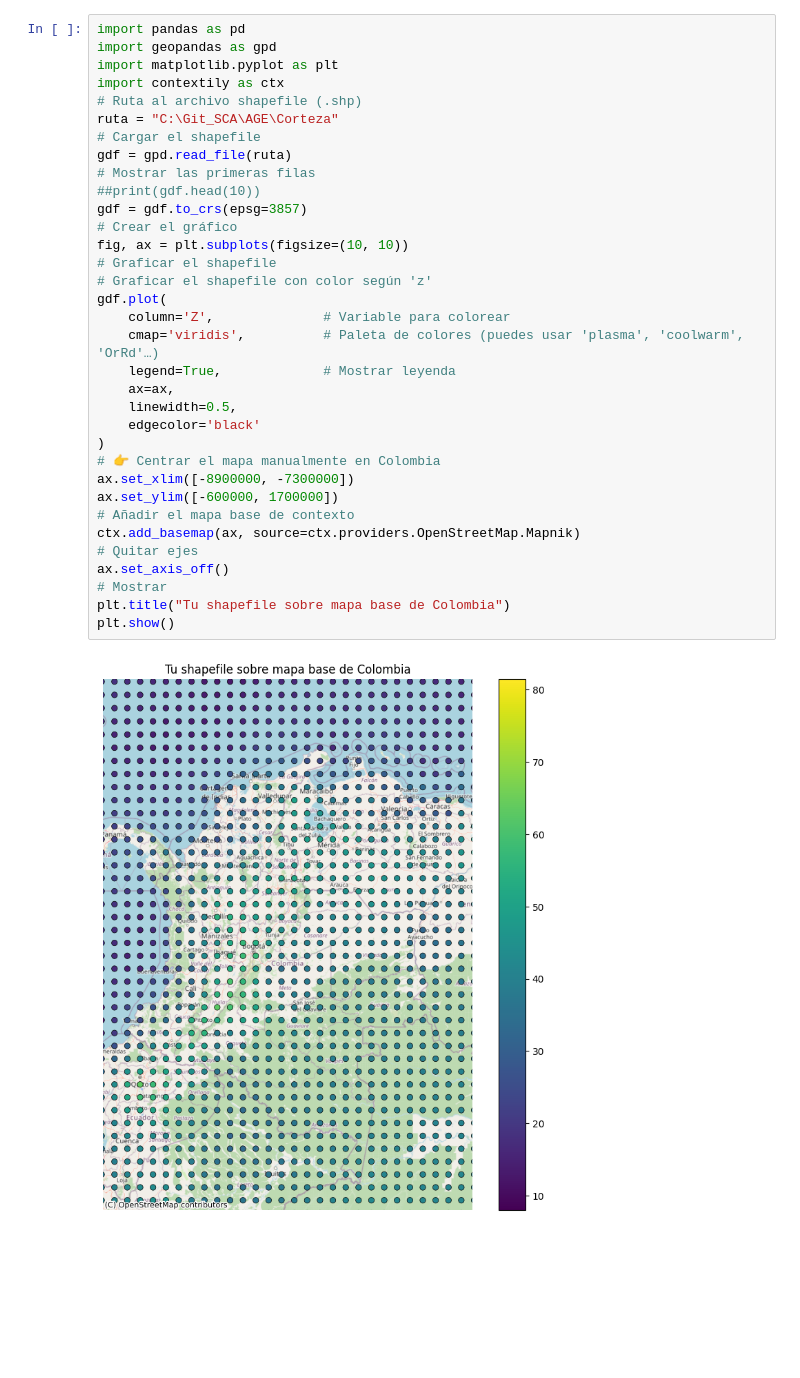
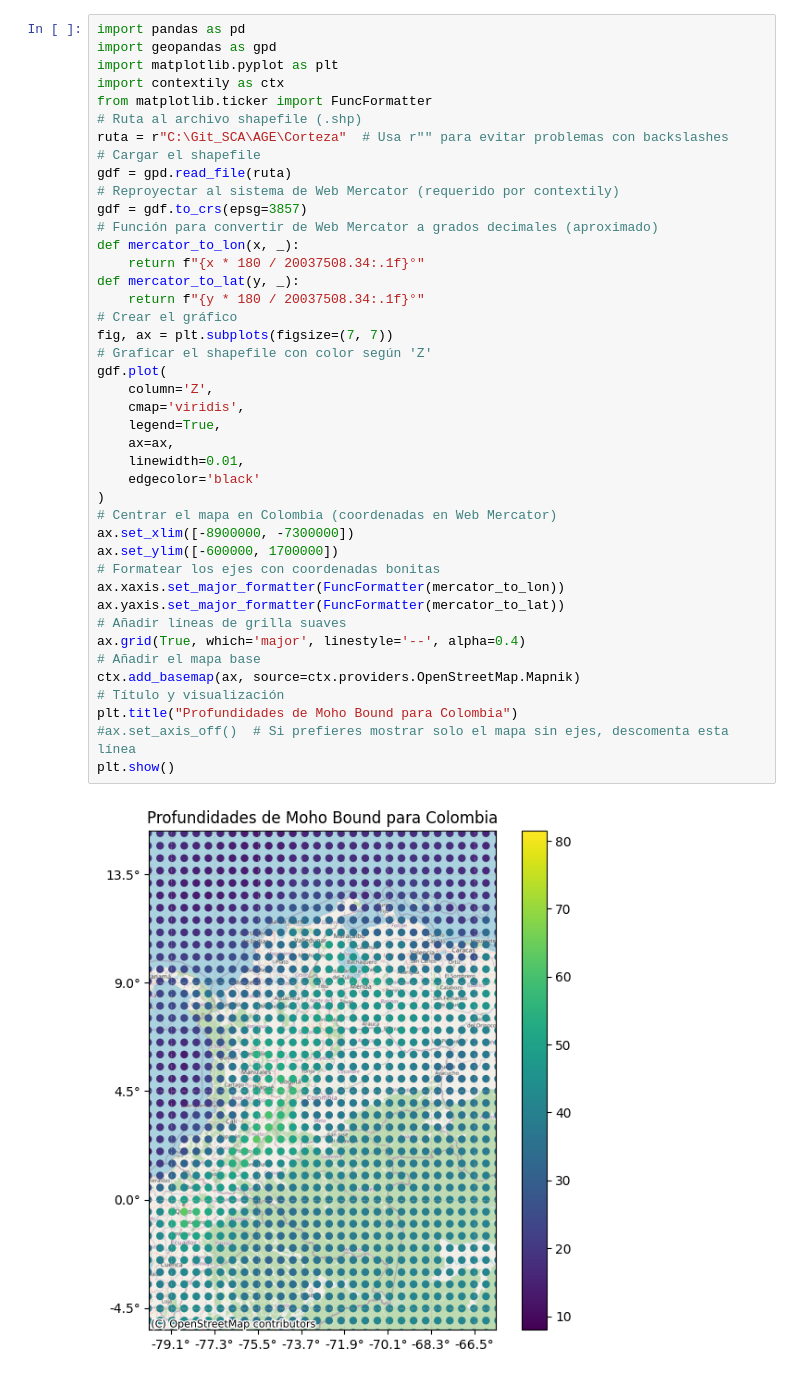
Before and after one commit to Santiagocruz97/AGE, a Jupyter notebook: Codigo/Analisis_puntos.ipynb, the cells around one changed output. Cells and saved outputs as stored; diff of their text form; blank space fills up the shorter version.

```diff
--- a/Codigo/Analisis_puntos.ipynb
+++ b/Codigo/Analisis_puntos.ipynb
@@ -1,36 +1,44 @@
 # %%
 import pandas as pd
 import geopandas as gpd
 import matplotlib.pyplot as plt
 import contextily as ctx
+from matplotlib.ticker import FuncFormatter
 # Ruta al archivo shapefile (.shp)
-ruta = "C:\Git_SCA\AGE\Corteza"
+ruta = r"C:\Git_SCA\AGE\Corteza"  # Usa r"" para evitar problemas con backslashes
 # Cargar el shapefile
 gdf = gpd.read_file(ruta)
-# Mostrar las primeras filas
-##print(gdf.head(10))
+# Reproyectar al sistema de Web Mercator (requerido por contextily)
 gdf = gdf.to_crs(epsg=3857)
+# Función para convertir de Web Mercator a grados decimales (aproximado)
+def mercator_to_lon(x, _):
+    return f"{x * 180 / 20037508.34:.1f}°"
+def mercator_to_lat(y, _):
+    return f"{y * 180 / 20037508.34:.1f}°"
 # Crear el gráfico
-fig, ax = plt.subplots(figsize=(10, 10))
-# Graficar el shapefile
-# Graficar el shapefile con color según 'z'
+fig, ax = plt.subplots(figsize=(7, 7))
+# Graficar el shapefile con color según 'Z'
 gdf.plot(
-    column='Z',              # Variable para colorear
-    cmap='viridis',          # Paleta de colores (puedes usar 'plasma', 'coolwarm', 'OrRd'…)
-    legend=True,             # Mostrar leyenda
+    column='Z',
+    cmap='viridis',
+    legend=True,
     ax=ax,
-    linewidth=0.5,
+    linewidth=0.01,
     edgecolor='black'
 )
-# 👉 Centrar el mapa manualmente en Colombia
+# Centrar el mapa en Colombia (coordenadas en Web Mercator)
 ax.set_xlim([-8900000, -7300000])
 ax.set_ylim([-600000, 1700000])
-# Añadir el mapa base de contexto
+# Formatear los ejes con coordenadas bonitas
+ax.xaxis.set_major_formatter(FuncFormatter(mercator_to_lon))
+ax.yaxis.set_major_formatter(FuncFormatter(mercator_to_lat))
+# Añadir líneas de grilla suaves
+ax.grid(True, which='major', linestyle='--', alpha=0.4)
+# Añadir el mapa base
 ctx.add_basemap(ax, source=ctx.providers.OpenStreetMap.Mapnik)
-# Quitar ejes
-ax.set_axis_off()
-# Mostrar
-plt.title("Tu shapefile sobre mapa base de Colombia")
+# Título y visualización
+plt.title("Profundidades de Moho Bound para Colombia")
+#ax.set_axis_off()  # Si prefieres mostrar solo el mapa sin ejes, descomenta esta línea
 plt.show()
 # %% [output]
-[figure, old version]
+[figure, new version]
```
Also changed, not shown: parts of 1 cell of this notebook, 8 other files.
